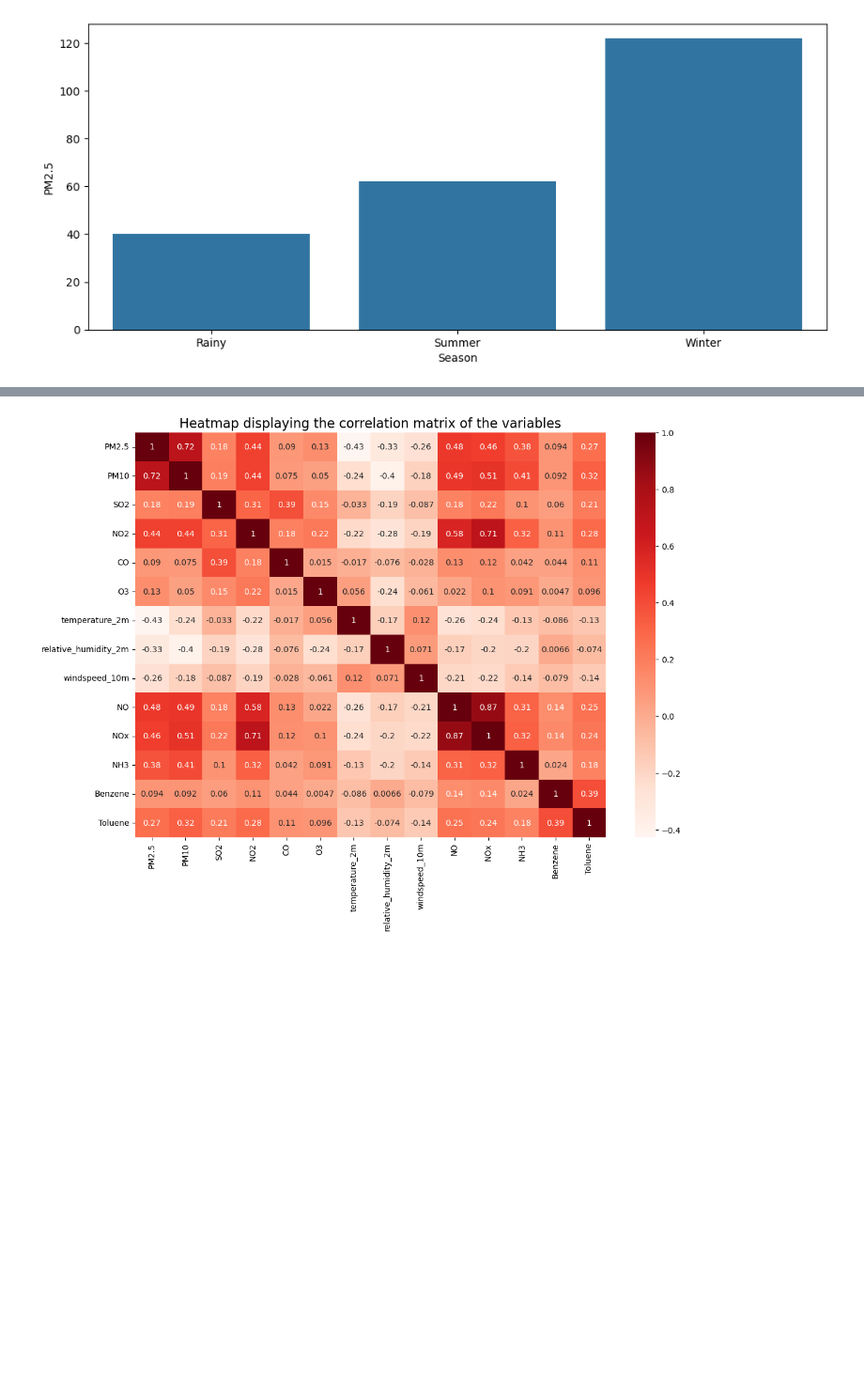
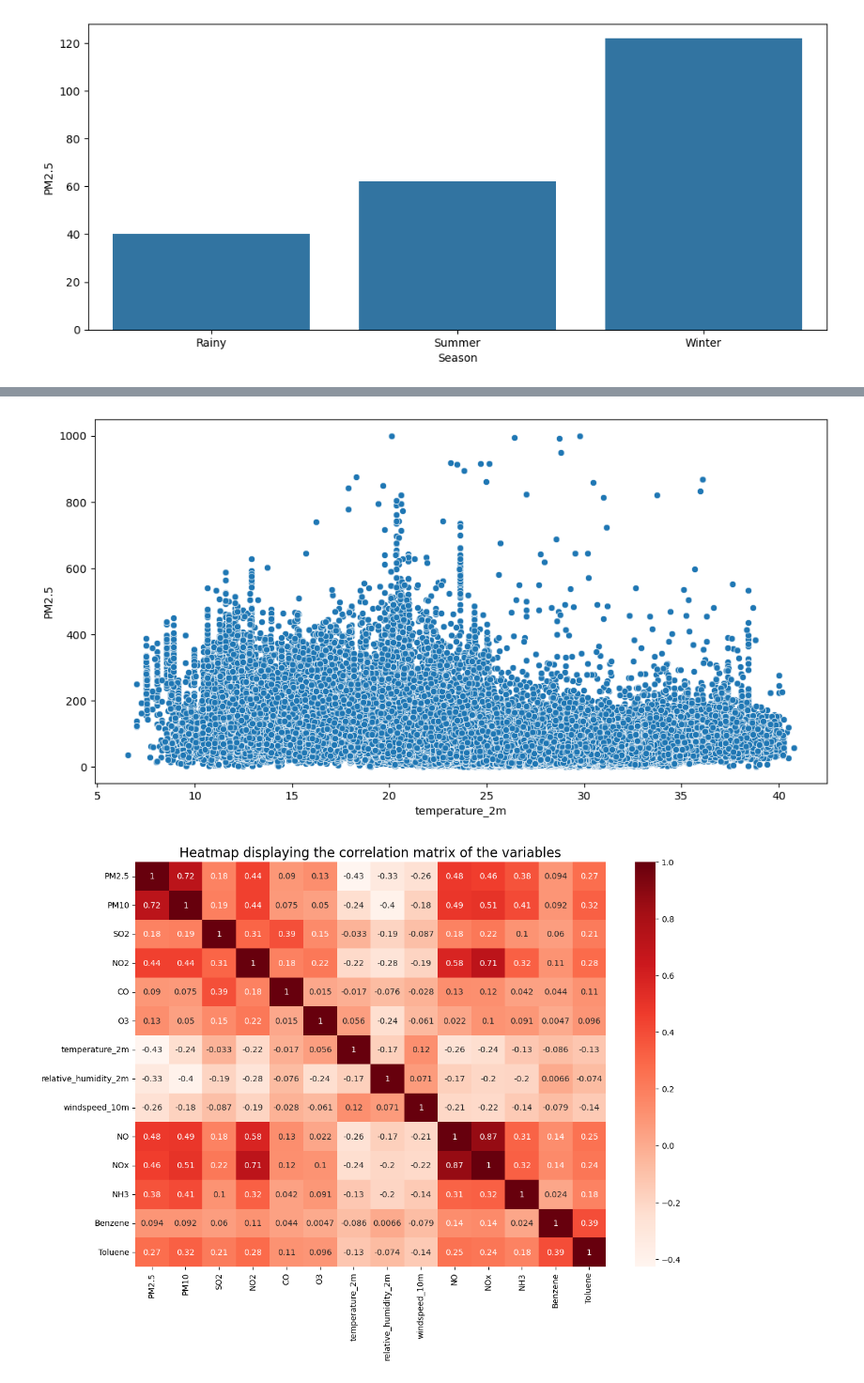
Before and after one commit to Dhyanam2005/PM25-prediction, a Jupyter notebook: Dataset_creation.ipynb, the cells around one changed output, grey strips where cells are left out. Shown: that part at 94% size. Drawn from its saved outputs; the diff is of its cells as text; code cells hidden in the pictures; blank space fills up the shorter version.

```diff
--- a/Dataset_creation.ipynb
+++ b/Dataset_creation.ipynb
@@ -250,0 +259,6 @@ plt.show()
+# %%
+plt.figure(figsize=(12,6))
+sns.scatterplot(data=df,x='temperature_2m',y='PM2.5')
+plt.show()
+# %% [output]
+[figure, added]
```
Also changed, not shown: parts of 2 cells of this notebook.
